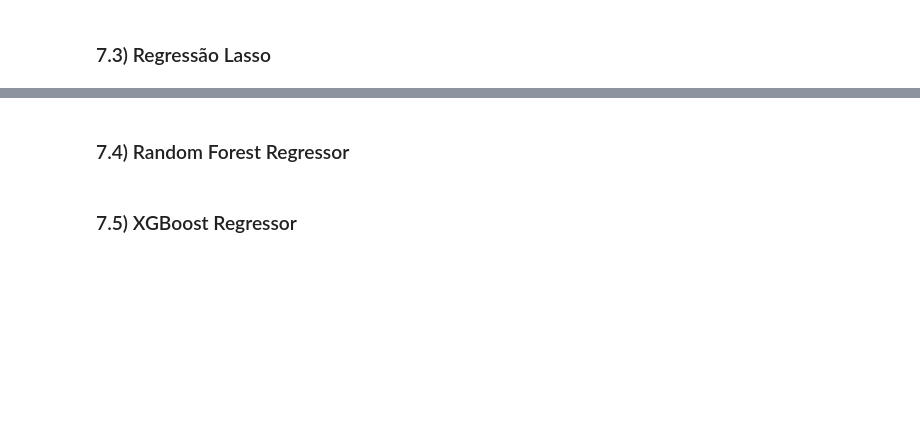
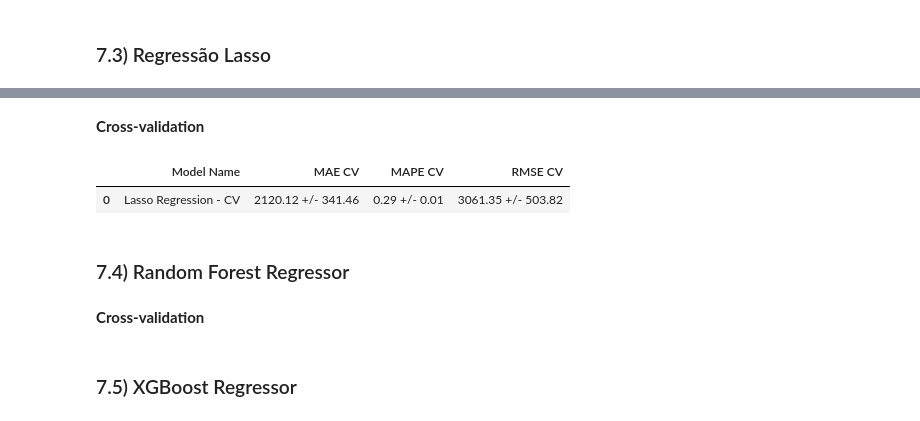
Before and after one commit to GustavoBarros11/rossmann_sales_forecast, a Jupyter notebook: reproducao.ipynb, the cells around one changed output, grey strips where cells are left out. Saved outputs shown, nothing was run; the diff lists cells and outputs as text; code cells hidden in the pictures; blank space fills up the shorter version.

```diff
--- a/reproducao.ipynb
+++ b/reproducao.ipynb
@@ -459,2 +563,10 @@ x_training = X_train[ cols_selected_boruta_full ]
+# %% [markdown]
+**Cross-validation**
+# %%
+lasso_results_cv = cross_validation(x_training, 5, 'Lasso Regression - CV', lasso, verbose=False)
+lasso_results_cv
+# %% [output]
+|  | Model Name | MAE CV | MAPE CV | RMSE CV |
+| 0 | Lasso Regression - CV | 2120.12 +/- 341.46 | 0.29 +/- 0.01 | 3061.35 +/- 503.82 |
 # %% [markdown]
 ### 7.4) Random Forest Regressor
@@ -460,0 +583,2 @@ x_training = X_train[ cols_selected_boruta_full ]
+# %% [markdown]
+**Cross-validation**
```
Also changed, not shown: parts of 15 cells of this notebook, 2 other files.
